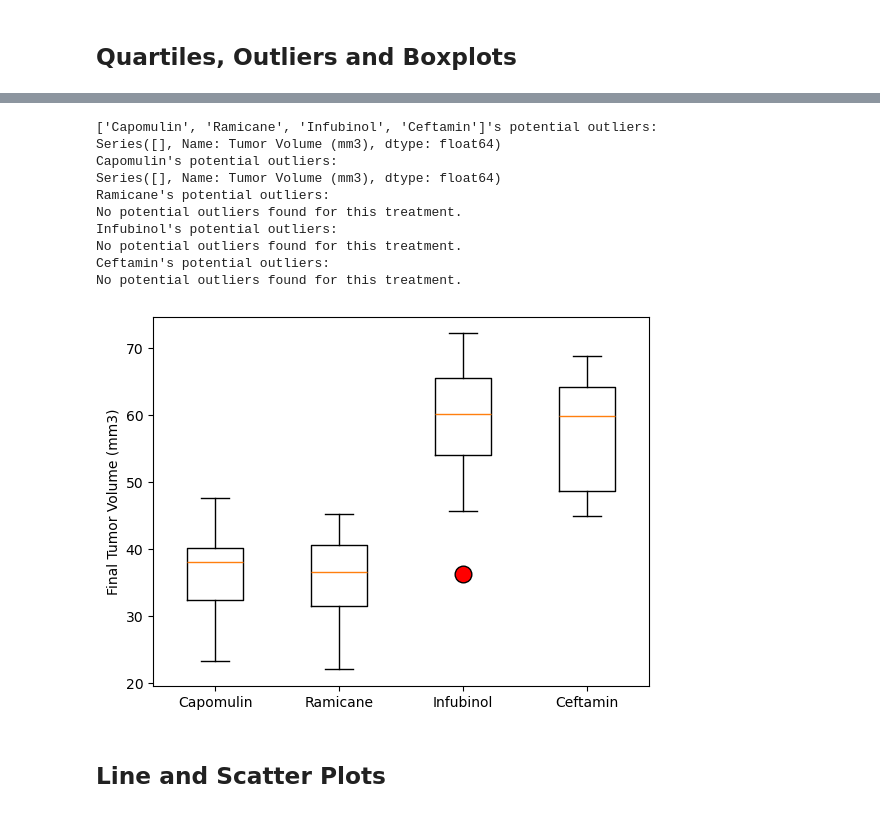
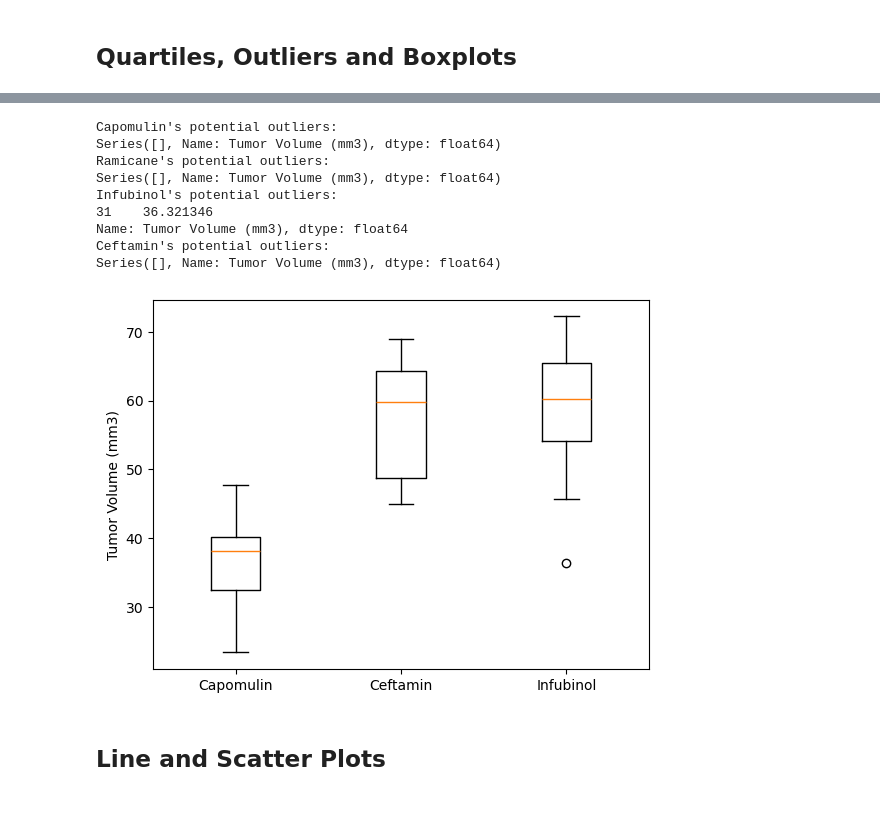
Before and after one commit to SaloumBouchaaya/Pymaceuticals_Challenge, a Jupyter notebook: pymaceuticals_WKBOOK_starter.ipynb, the cells around one changed output, grey strips where cells are left out. Drawn from its saved outputs; the diff is of its cells as text; code cells hidden in the pictures.

Commit message:
charts and codes done

```diff
--- a/pymaceuticals_WKBOOK_starter.ipynb
+++ b/pymaceuticals_WKBOOK_starter.ipynb
@@ -70,7 +66,7 @@ duplicate_mouse
 | 1592 | g989 | 35 | 62.570880 | 2 | Propriva | Female | 21 | ... |
 # %%
 # Create a clean DataFrame by dropping the duplicate mouse by its ID.
-cleaned_mouse_study=mouse_study.drop_duplicates(subset=['Mouse ID'])
+cleaned_mouse_study=cleaned_mouse_study.drop(cleaned_mouse_study[cleaned_mouse_study['Mouse ID']=='g989'].index)
 cleaned_mouse_study.head()
 # %% [output]
 |  | Mouse ID | Timepoint | Tumor Volume (mm3) | Metastatic Sites | Drug Regimen | Sex | Age_months | ... |
@@ -199,4 +196,6 @@ last_timepoint=cleaned_mouse_study.groupby('Mouse ID')['Timepoint'].max()
 final_tumor_volume=pd.merge(last_timepoint, cleaned_mouse_study, on=['Mouse ID','Timepoint'])
 regimen_type=final_tumor_volume[final_tumor_volume['Drug Regimen'].isin(['Capomulin','Remicane','Infubinol','Ceftamin'])]
 regimen_type[['Mouse ID', 'Drug Regimen','Tumor Volume (mm3)']]
+regimen_type=pd.DataFrame(regimen_type)
+regimen_type
 # %% [output]
@@ -226,28 +225,20 @@ potential_outliers=[]
     # Locate the rows which contain mice on each drug and get the tumor volumes
 for treatment in treatments:
     drug_data=regimen_type.loc[regimen_type['Drug Regimen']==treatment,'Tumor Volume (mm3)']
-#drug_data = regimen_type.loc[regimen_type['Drug Regimen'] == "Capomulin", 'Tumor Volume (mm3)']
-#drug_data = regimen_type.loc[regimen_type['Drug Regimen'] == "Ramicane", 'Tumor Volume (mm3)']
-#drug_data = regimen_type.loc[regimen_type['Drug Regimen'] == "Infubinol", 'Tumor Volume (mm3)']
-#drug_data = regimen_type.loc[regimen_type['Drug Regimen'] == "Ceftamin", 'Tumor Volume (mm3)']
 
-#tumor_volume_data.append(drug_data)
     # add subset
 
+     # Determine outliers using upper and lower bounds
+    quartiles=drug_data.quantile([.25, .5, .75])
+    lower_q=quartiles[0.25]
+    upper_q=quartiles[0.75]
+    iqr=upper_q-lower_q
 
-    # Determine outliers using upper and lower bounds
-quartiles=drug_data.quantile([.25, .5, .75])
-lower_q=quartiles[0.25]
-upper_q=quartiles[0.75]
-iqr=upper_q-lower_q
+    lower_bound=lower_q-(1.5*iqr)
+    upper_bound=upper_q+(1.5*iqr)
 
-lower_bound=lower_q-(1.5*iqr)
-upper_bound=upper_q+(1.5*iqr)
-
-potnetial_outliers_treatment=drug_data.loc[(drug_data<lower_bound) | (drug_data>upper_bound)]
-print(f"{treatments}'s potential outliers:")
-print(potnetial_outliers_treatment)
-potential_outliers.append(potnetial_outliers_treatment)
+    potnetial_outliers_treatment=drug_data.loc[(drug_data<lower_bound) | (drug_data>upper_bound)]
+    potential_outliers.append(potnetial_outliers_treatment)
 
 for i, treatment in enumerate (treatments):
     print(f"{treatment}'s potential outliers:")
@@ -256,20 +247,27 @@ for i, treatment in enumerate (treatments):
     else:
         print("No potential outliers found for this treatment.")
 # %% [output]
-['Capomulin', 'Ramicane', 'Infubinol', 'Ceftamin']'s potential outliers:
-Series([], Name: Tumor Volume (mm3), dtype: float64)
 Capomulin's potential outliers:
 Series([], Name: Tumor Volume (mm3), dtype: float64)
 Ramicane's potential outliers:
-No potential outliers found for this treatment.
+Series([], Name: Tumor Volume (mm3), dtype: float64)
 Infubinol's potential outliers:
-No potential outliers found for this treatment.
+31    36.321346
+Name: Tumor Volume (mm3), dtype: float64
 Ceftamin's potential outliers:
-No potential outliers found for this treatment.
+Series([], Name: Tumor Volume (mm3), dtype: float64)
 # %%
 # Generate a box plot that shows the distribution of the tumor volume for each treatment group.
+
+volume_data=regimen_type.groupby('Drug Regimen')['Tumor Volume (mm3)'].apply(list)
+
+plt.boxplot(volume_data.values)
+plt.xticks(ticks=range(1, len(volume_data)+1), labels=volume_data.index)
+plt.ylabel('Tumor Volume (mm3)')
+plt.tight_layout
+plt.show()
 # %% [output]
-[figure, old version]
+[figure, new version]
 # %% [markdown]
 ## Line and Scatter Plots
 # %%
```
Also changed, not shown: parts of 12 cells of this notebook.
